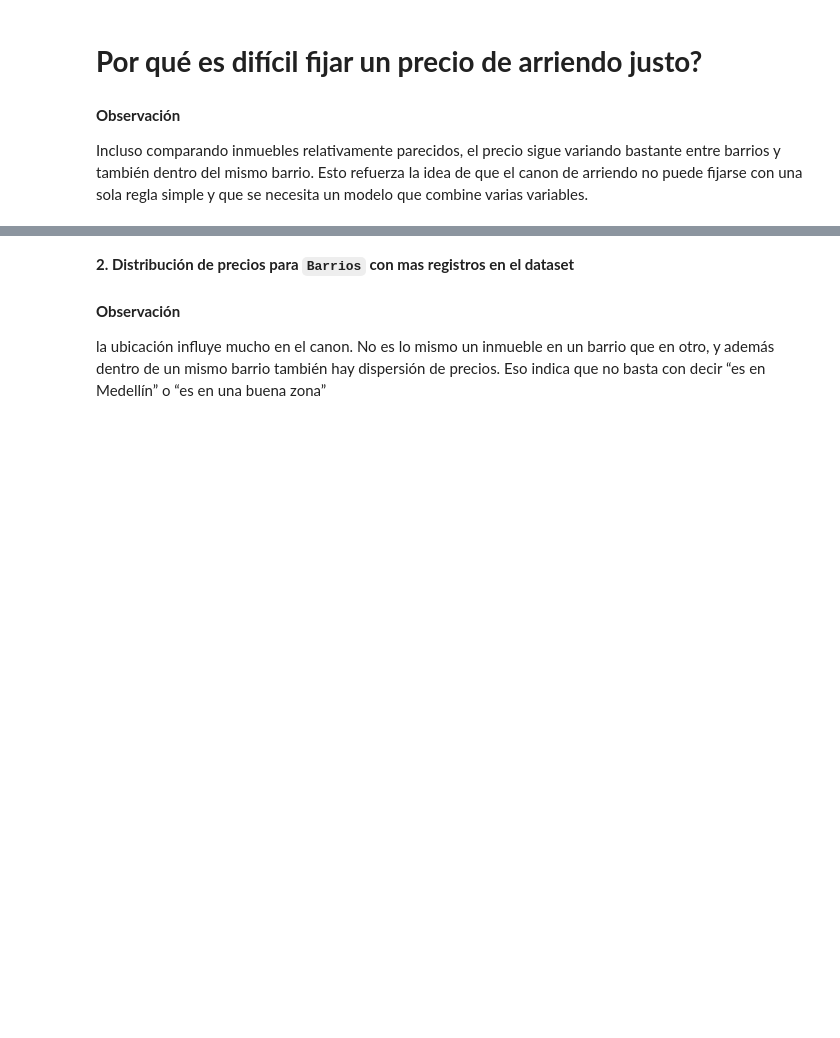
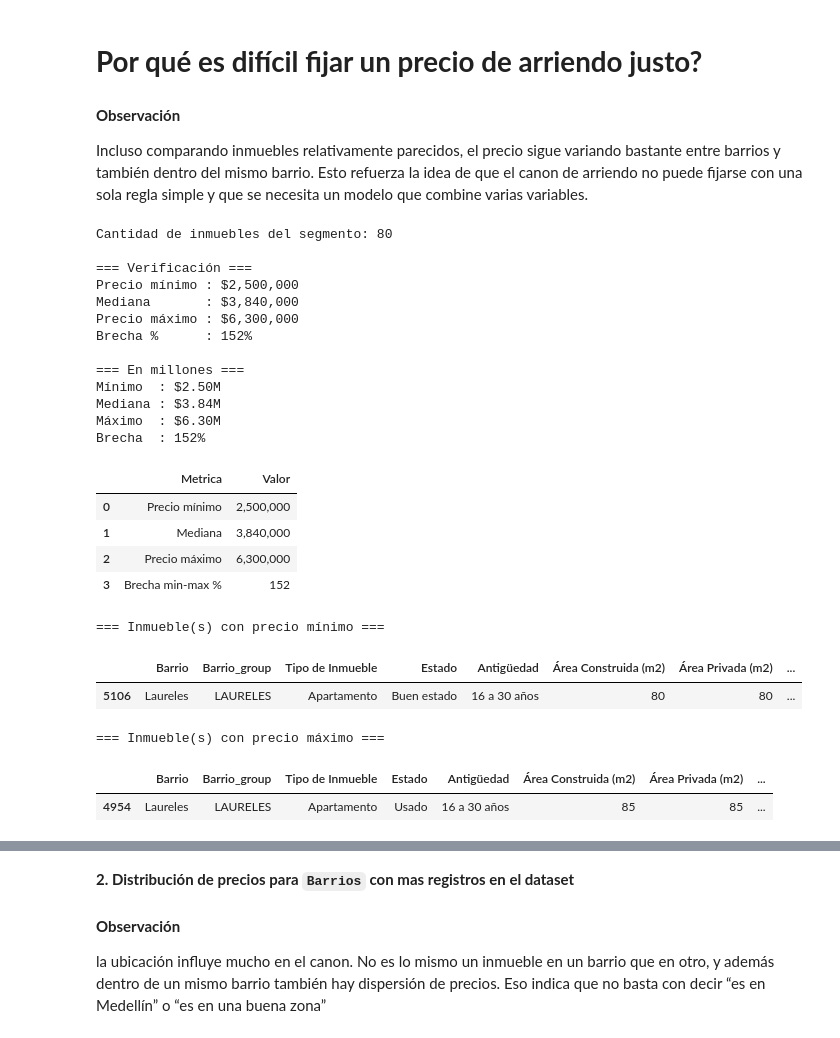
Before and after one commit to EloisaCB43/Proyecto2_ML, a Jupyter notebook: notebooks/EDA.ipynb, the cells around one changed output, grey strips where cells are left out. Saved outputs shown, nothing was run; the diff lists cells and outputs as text; code cells hidden in the pictures; blank space fills up the shorter version.

```diff
--- a/notebooks/EDA.ipynb
+++ b/notebooks/EDA.ipynb
@@ -991,0 +1388,79 @@ Incluso comparando inmuebles relativamente parecidos, el precio sigue variando b
+# %%
+import pandas as pd
+
+# 1. Filtrar el segmento exacto
+df_check = df_filtrado[
+    (df_filtrado["Tipo de Inmueble"].str.upper() == "APARTAMENTO") &
+    (df_filtrado["Habitaciones"] == 3) &
+    (df_filtrado["Baños"] == 2) &
+    (df_filtrado["Estrato"] == 5) &
+    (df_filtrado["Barrio_group"] == "LAURELES")
+].copy()
+
+print(f"Cantidad de inmuebles del segmento: {len(df_check)}")
+
+# 2. Calcular métricas
+precio_min = df_check["Precio"].min()
+precio_mediana = df_check["Precio"].median()
+precio_max = df_check["Precio"].max()
+brecha_pct = ((precio_max - precio_min) / precio_min) * 100
+
+print("\n=== Verificación ===")
+print(f"Precio mínimo : ${precio_min:,.0f}")
+print(f"Mediana       : ${precio_mediana:,.0f}")
+print(f"Precio máximo : ${precio_max:,.0f}")
+print(f"Brecha %      : {brecha_pct:.0f}%")
+
+# 3. Vista en millones para comparar con la diapositiva
+print("\n=== En millones ===")
+print(f"Mínimo  : ${precio_min/1e6:.2f}M")
+print(f"Mediana : ${precio_mediana/1e6:.2f}M")
+print(f"Máximo  : ${precio_max/1e6:.2f}M")
+print(f"Brecha  : {brecha_pct:.0f}%")
+
+# 4. Tabla resumen
+resumen = pd.DataFrame({
+    "Metrica": ["Precio mínimo", "Mediana", "Precio máximo", "Brecha min-max %"],
+    "Valor": [precio_min, precio_mediana, precio_max, brecha_pct]
+})
+display(resumen)
+
+# 5. Mostrar los inmuebles que explican el mínimo y el máximo
+cols = [
+    c for c in [
+        "Barrio", "Barrio_group", "Tipo de Inmueble", "Estado", "Antigüedad",
+        "Área Construida (m2)", "Área Privada (m2)", "Estrato", "Baños",
+        "Habitaciones", "Parqueaderos", "Piso N°", "Precio", "URL"
+    ] if c in df_check.columns
+]
+
+print("\n=== Inmueble(s) con precio mínimo ===")
+display(df_check.loc[df_check["Precio"] == precio_min, cols])
+
+print("\n=== Inmueble(s) con precio máximo ===")
+display(df_check.loc[df_check["Precio"] == precio_max, cols])
+# %% [output]
+Cantidad de inmuebles del segmento: 80
+
+=== Verificación ===
+Precio mínimo : $2,500,000
+Mediana       : $3,840,000
+Precio máximo : $6,300,000
+Brecha %      : 152%
+
+=== En millones ===
+Mínimo  : $2.50M
+Mediana : $3.84M
+Máximo  : $6.30M
+Brecha  : 152%
+|  | Metrica | Valor |
+| 0 | Precio mínimo | 2,500,000 |
+| 1 | Mediana | 3,840,000 |
+| 2 | Precio máximo | 6,300,000 |
+| 3 | Brecha min-max % | 152 |
+=== Inmueble(s) con precio mínimo ===
+|  | Barrio | Barrio_group | Tipo de Inmueble | Estado | Antigüedad | Área Construida (m2) | Área Privada (m2) | ... |
+| 5106 | Laureles | LAURELES | Apartamento | Buen estado | 16 a 30 años | 80 | 80 | ... |
+=== Inmueble(s) con precio máximo ===
+|  | Barrio | Barrio_group | Tipo de Inmueble | Estado | Antigüedad | Área Construida (m2) | Área Privada (m2) | ... |
+| 4954 | Laureles | LAURELES | Apartamento | Usado | 16 a 30 años | 85 | 85 | ... |
```
Also changed, not shown: parts of 8 cells of this notebook, 3 other files.
